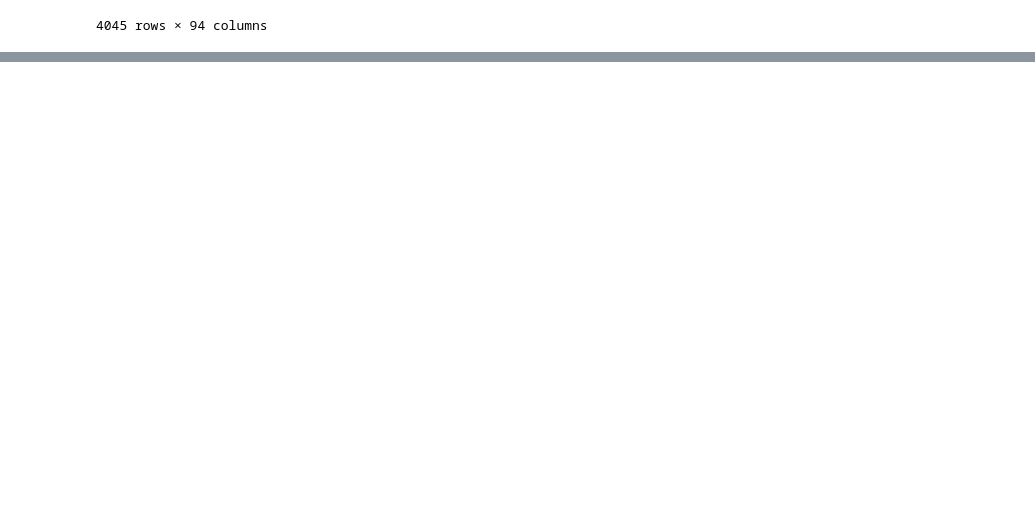
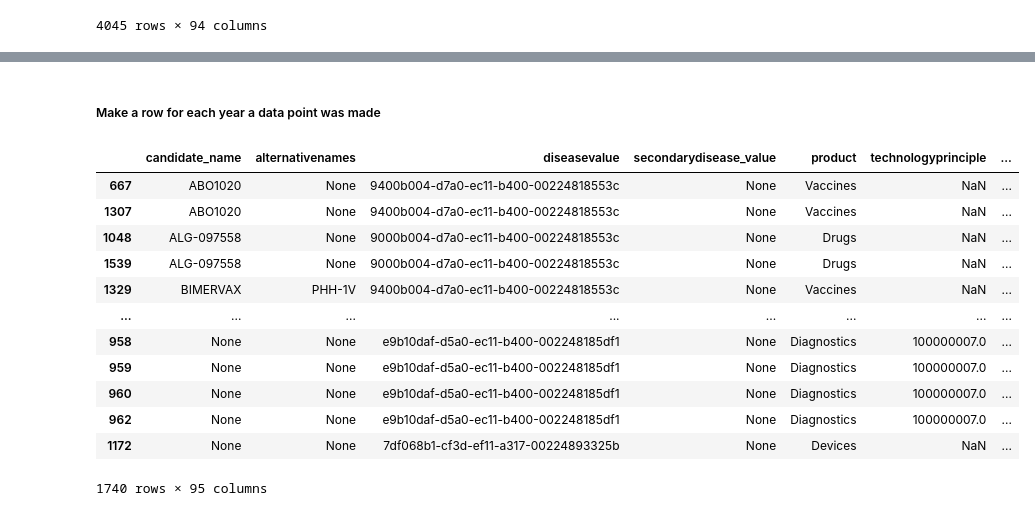
Before and after one commit to akvo/igh-data-transform, a Jupyter notebook: src/igh_data_transform/scripts/Transformation_candidates.ipynb, the cells around one changed output, grey strips where cells are left out. Cells and saved outputs as stored; diff of their text form; code cells hidden in the pictures; blank space fills up the shorter version.

Commit message:
Lotte: create a row for each entry.

```diff
--- a/src/igh_data_transform/scripts/Transformation_candidates.ipynb
+++ b/src/igh_data_transform/scripts/Transformation_candidates.ipynb
@@ -453,0 +491,2 @@ df_final
+# %% [markdown]
+##### Make a row for each year a data point was made
@@ -453,0 +513,50 @@ df_final
+# %%
+columns_ordered = [
+    'candidate_name', 'alternativenames', 'diseasevalue', 'secondarydisease_value',
+    'product', 'technologyprinciple', 'technologytype', 'target',
+    'inactivedevelopmentreason', 'previouslyidentifiedcandidate', 'vin_patent',
+    'new_targetpopulation', 'new_productconcept', 'vin_candidateno', 'indicationtype',
+    'indication', 'chemicalname', 'mechanismofaction', 'anticipatedwhostrategy',
+    'healthcarefacilitylevel', 'mainproduct_value', 'subproduct_value',
+    'keyfeatureschallenges', 'agespecific', 'developmentstatus',
+    'clinicalusestatus_value', 'preclinicalresultssource', 'preclinicalresultsstatus', 'RD_stage',
+    'vin_highestrdstage', 'new_rdstage2023', '2023currentrdstage', '2024rdstage',
+    'rdstage_value', 'approvingauthority', 'approvalstatus', 'usfdaapprovaldate',
+    'emaapprovalstatus', 'emaapprovaldate', 'japanesemhlwapprovaldate',
+    'japanesemhlwapprovalstatus', 'SRA_approvalstatus', 'whoprequalificationdate',
+    'whoprequalification', 'numberofcountrieswithproductapproval',
+    'vin_ifmarketedregulatoryapprovaltypelevel', 'vin_otherstringentregulatoryauthorityapproval',
+    'vin_numberofcountrieswithproductapproval_state', 'usfdaapprovalstatus',
+    'otherSRAdate', 'NRAapprovalstatus', 'countries_product_approved',
+    'developersaggregated', '2019developers', '2023developersaggregated',
+    '2024developersaggregated', '2024developmentstatus', '2023developmentstatus',
+    'knownfundersaggregated', '2024knownfunders', '2023knownfunders',
+    'ctregistrylink', 'ctenddate', 'typeofpreclinicalresults',
+    'vin_investigatedforotherindications', 'ctstartdate', 'sbereviewstatus',
+    'targettoxinclass', 'whosnakespeciesriskcatagainst', 'venomspecificity',
+    'pressuretype', 'new_targetcountry', 'snakespeciesagainst',
+    'new_snakespeciesproducttestedin', 'new_snakefamilyagainst', 'snakespecies',
+    'specifictargettoxinclass', 'specimentype', 'snakespeciesproductderivedfrom',
+    'whoimmunizingspecies', 'snakefamily', 'whosnakespeciesriskcategory',
+    'whoparaspecificityspecies', 'thermostability', 'approvedforuseinpregnantorlactatingwomen',
+    'researchedinpregnantwomenorlactatingwomen', 'WH_indication', 'peseverity',
+    'modifiedon', 'statecode', 'recentupdates', 'candidateid',
+    'includeinpipeline', 'valid_from', 'valid_to'
+]
+# %%
+df_expand = df_expand[columns_ordered]
+df_expand
+# %% [output]
+|  | candidate_name | alternativenames | diseasevalue | secondarydisease_value | product | technologyprinciple | ... |
+| 667 | ABO1020 | None | 9400b004-d7a0-ec11-b400-00224818553c | None | Vaccines | NaN | ... |
+| 1307 | ABO1020 | None | 9400b004-d7a0-ec11-b400-00224818553c | None | Vaccines | NaN | ... |
+| 1048 | ALG-097558 | None | 9000b004-d7a0-ec11-b400-00224818553c | None | Drugs | NaN | ... |
+| 1539 | ALG-097558 | None | 9000b004-d7a0-ec11-b400-00224818553c | None | Drugs | NaN | ... |
+| 1329 | BIMERVAX | PHH-1V | 9400b004-d7a0-ec11-b400-00224818553c | None | Vaccines | NaN | ... |
+| ... | ... | ... | ... | ... | ... | ... | ... |
+| 958 | None | None | e9b10daf-d5a0-ec11-b400-002248185df1 | None | Diagnostics | 100000007.0 | ... |
+| 959 | None | None | e9b10daf-d5a0-ec11-b400-002248185df1 | None | Diagnostics | 100000007.0 | ... |
+| 960 | None | None | e9b10daf-d5a0-ec11-b400-002248185df1 | None | Diagnostics | 100000007.0 | ... |
+| 962 | None | None | e9b10daf-d5a0-ec11-b400-002248185df1 | None | Diagnostics | 100000007.0 | ... |
+| 1172 | None | None | 7df068b1-cf3d-ef11-a317-00224893325b | None | Devices | NaN | ... |
+1740 rows × 95 columns
```
Also changed, not shown: parts of 3 cells of this notebook.
